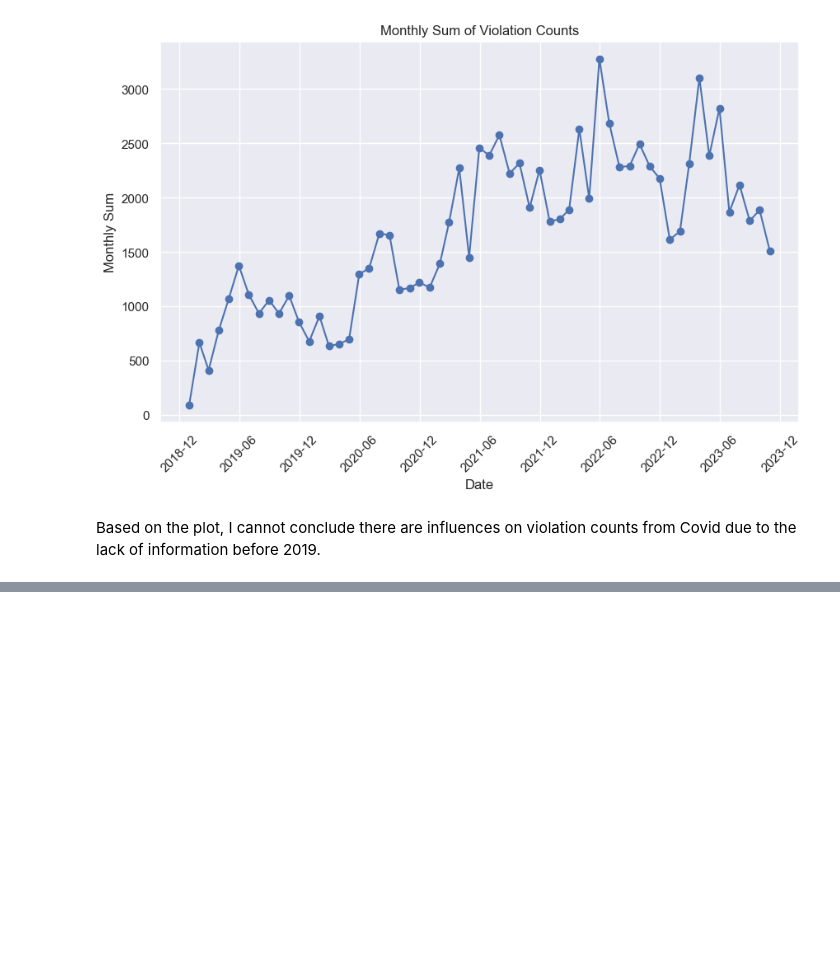
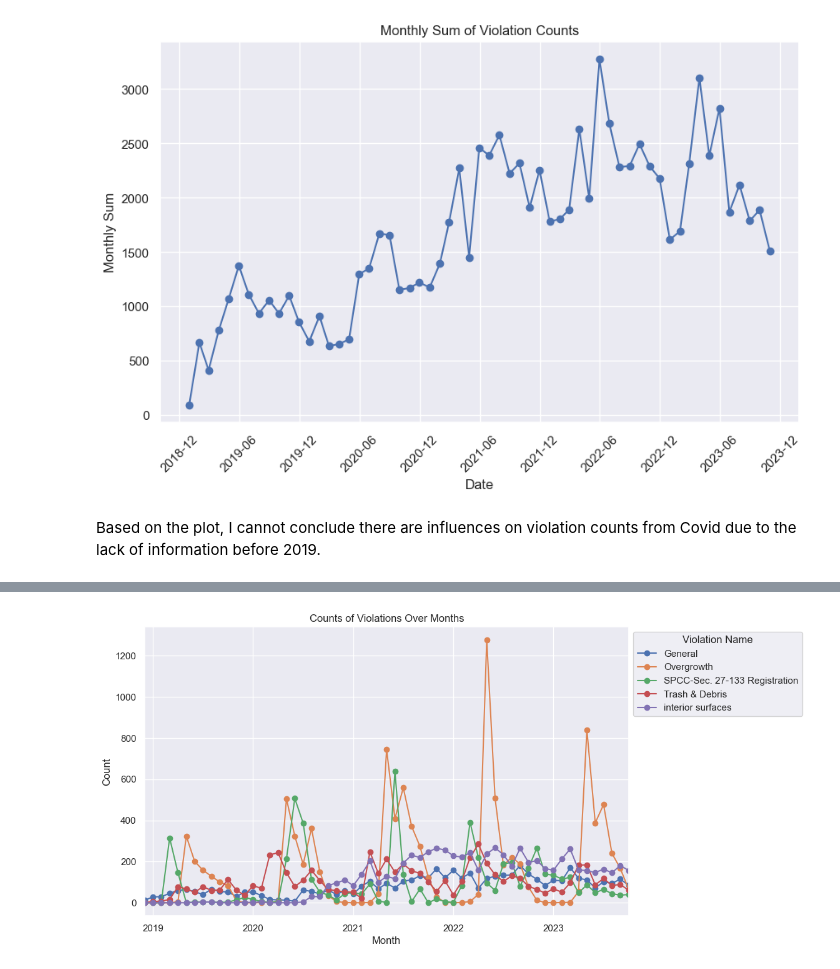
Before and after one commit to ht6631/IST_652_Project, a Jupyter notebook: ProjectAnalysis.ipynb, the cells around one changed output, grey strips where cells are left out. Drawn from its saved outputs; the diff is of its cells as text; code cells hidden in the pictures; blank space fills up the shorter version.

```diff
--- a/ProjectAnalysis.ipynb
+++ b/ProjectAnalysis.ipynb
@@ -474,0 +477,11 @@ Based on the plot, I cannot conclude there are influences on violation counts fr
+# %%
+# there are 620 unique code violations
+len(code_violations['violation name'].unique())
+violation_counts = code_violations['violation name'].value_counts()
+
+# Get the top 10 violations and filter data
+top_5_violations = violation_counts.head(5).index
+top_violations = code_violations[code_violations['violation name'].isin(top_5_violations)]
+
+# there are 33427 instances, around one third of our data contained in the top 5 violations
+len(top_violations)
@@ -474,0 +492,8 @@ Based on the plot, I cannot conclude there are influences on violation counts fr
+# %%
+
+# grouping data by month
+top_violations['month'] = top_violations['violation_date'].dt.to_period('M')
+top_violations
+
+by_violation = top_violations.groupby(['violation name','month']).size().reset_index(name='count')
+by_violation
@@ -474,0 +514,13 @@ Based on the plot, I cannot conclude there are influences on violation counts fr
+# %%
+# Pivot the table for better visualization
+pivot_table = by_violation.pivot(index='month', columns='violation name', values='count').fillna(0)
+
+# Plotting
+pivot_table.plot(kind='line', marker='o', figsize=(10, 6))
+plt.title('Counts of Violations Over Months')
+plt.xlabel('Month')
+plt.ylabel('Count')
+plt.legend(title='Violation Name', bbox_to_anchor=(1, 1), loc='upper left')
+plt.show()
+# %% [output]
+[figure, added]
```
Also changed, not shown: parts of 17 cells of this notebook, 1 other file.
